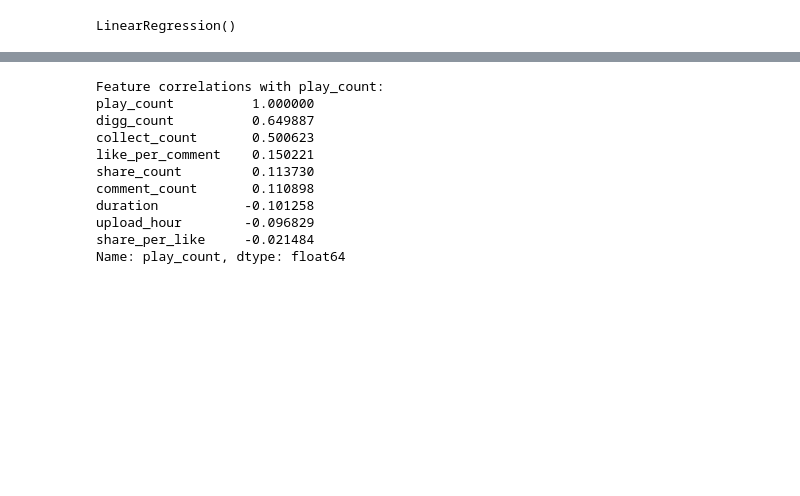
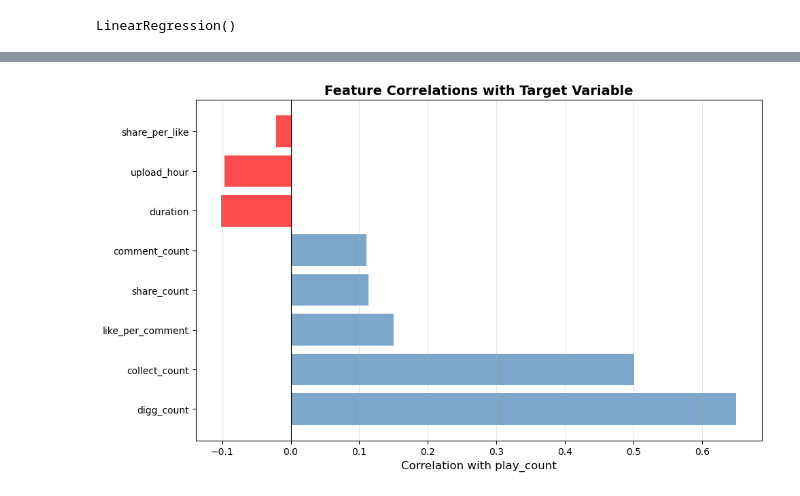
Before and after one commit to NazmulHayat/Tiktok-Viral-View, a Jupyter notebook: Optimized_Linear_Regression.ipynb, the cells around one changed output, grey strips where cells are left out. Drawn from its saved outputs; the diff is of its cells as text; code cells hidden in the pictures; blank space fills up the shorter version.

```diff
--- a/Optimized_Linear_Regression.ipynb
+++ b/Optimized_Linear_Regression.ipynb
@@ -216,22 +140,18 @@ Feature importance (by coefficient magnitude):
 # %%
-# Check for potential data leakage - are any features too correlated with target?
-import matplotlib.pyplot as plt
+# Feature correlations visualization
+correlations = df_clean.corr()['play_count'].sort_values(key=abs, ascending=False)
+correlations = correlations.drop('play_count')  # Remove self-correlation
 
-# Check correlations
-correlations = df_clean.corr()['play_count'].sort_values(key=abs, ascending=False)
-print("Feature correlations with play_count:")
-print(correlations)
+plt.figure(figsize=(10, 6))
+colors = ['red' if x < 0 else 'steelblue' for x in correlations.values]
+plt.barh(correlations.index, correlations.values, color=colors, alpha=0.7)
+plt.xlabel('Correlation with play_count', fontsize=12)
+plt.title('Feature Correlations with Target Variable', fontsize=14, fontweight='bold')
+plt.axvline(x=0, color='black', linestyle='-', linewidth=0.8)
+plt.grid(True, alpha=0.3, axis='x')
+plt.tight_layout()
+plt.show()
 # %% [output]
-Feature correlations with play_count:
-play_count          1.000000
-digg_count          0.649887
-collect_count       0.500623
-like_per_comment    0.150221
-share_count         0.113730
-comment_count       0.110898
-duration           -0.101258
-upload_hour        -0.096829
-share_per_like     -0.021484
-Name: play_count, dtype: float64
+[figure, added]
 # %%
 # Visualize model performance
```
Also changed, not shown: parts of 9 cells of this notebook, 3 other files.
